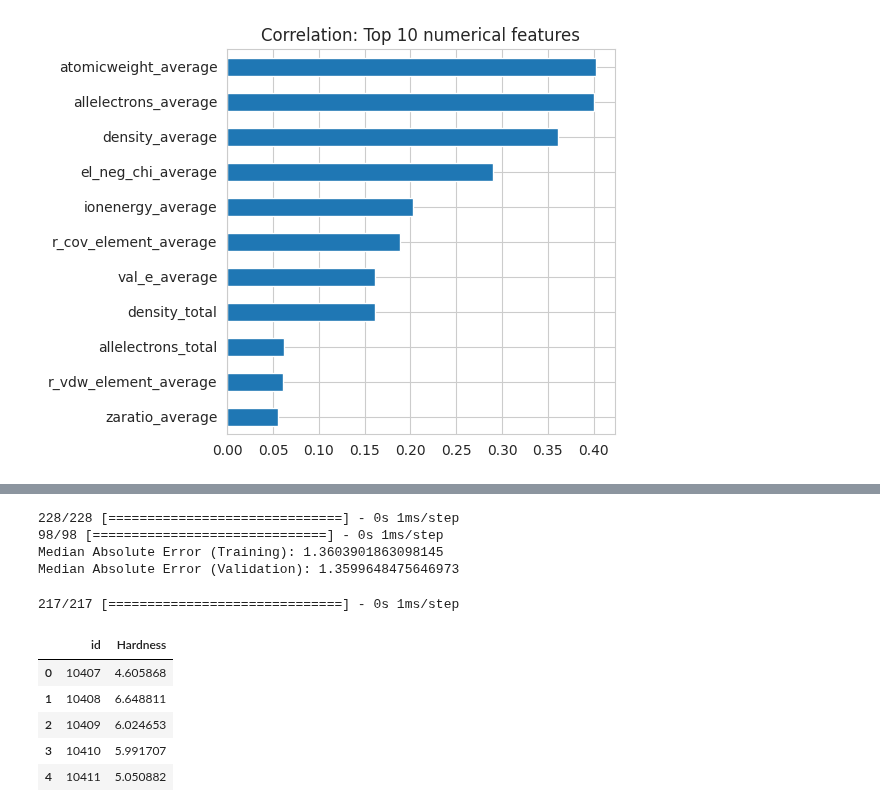
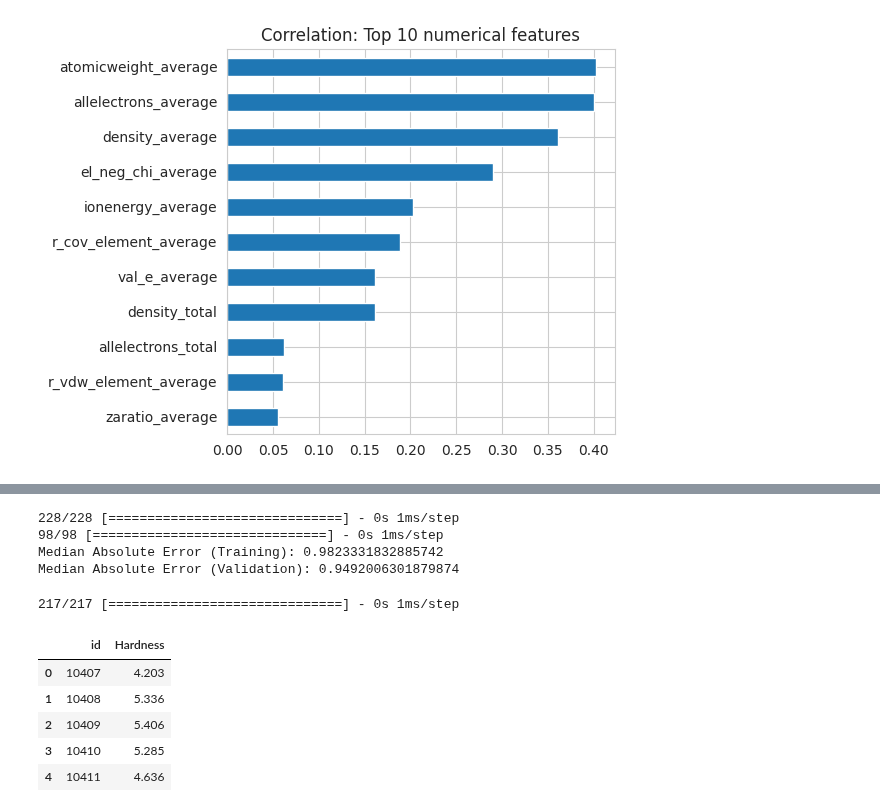
Before and after one commit to abhirup-ghosh/kaggle, a Jupyter notebook: mohs-hardness-fnn-predictor.ipynb, the cells around one changed output, grey strips where cells are left out. Saved outputs shown, nothing was run; the diff lists cells and outputs as text; code cells hidden in the pictures.

Commit message:
Kaggle Notebook | Mohs Hardness: FNN Predictor | Version 5

```diff
--- a/mohs-hardness-fnn-predictor.ipynb
+++ b/mohs-hardness-fnn-predictor.ipynb
@@ -145,6 +146,8 @@ model.add(Dense(1))
 
 # Custom Median Absolute Error metric
 def medae_keras(y_true, y_pred):
+    y_true = tf.math.expm1(y_true)
+    y_pred = tf.round(tf.math.expm1(y_pred))
     absolute_errors = tf.abs(y_true - y_pred)
     medae = tfp.stats.percentile(absolute_errors, 50.0, interpolation='linear')
     return medae
@@ -161,7 +164,7 @@ BATCH_SIZE = 32
 early_stopping = tf.keras.callbacks.EarlyStopping(
     monitor='val_medae_keras',
     verbose=1,
-    patience=20,
+    patience=30,
     mode='max',
     restore_best_weights=True)
 
@@ -213,28 +216,28 @@ y_train = np.expm1(y_train)
 y_val = np.expm1(y_val)
 
 # Evaluation
-print("Median Absolute Error (Training):", np.median(np.abs(y_train - y_fit)))
-print("Median Absolute Error (Validation):", np.median(np.abs(y_val - y_pred)))
+print("Median Absolute Error (Training):", median_absolute_error(y_train, y_fit))
+print("Median Absolute Error (Validation):", median_absolute_error(y_val, y_pred))
 # %% [output]
 228/228 [==============================] - 0s 1ms/step
 98/98 [==============================] - 0s 1ms/step
-Median Absolute Error (Training): 1.3603901863098145
-Median Absolute Error (Validation): 1.3599648475646973
+Median Absolute Error (Training): 0.9823331832885742
+Median Absolute Error (Validation): 0.9492006301879874
 # %%
 submissions = pd.read_csv('/kaggle/input/playground-series-s3e25/sample_submission.csv')
 
 y_submission = model.predict(X_test, batch_size=BATCH_SIZE)
 y_submission = np.expm1(y_submission)
-submissions['Hardness'] = y_submission
+submissions['Hardness'] = y_submission.round(3)
 
 submissions.to_csv('/kaggle/working/baseline.csv', index=False)
 
 submissions.head()
 # %% [output]
 217/217 [==============================] - 0s 1ms/step
 |  | id | Hardness |
-| 0 | 10407 | 4.605868 |
-| 1 | 10408 | 6.648811 |
-| 2 | 10409 | 6.024653 |
-| 3 | 10410 | 5.991707 |
-| 4 | 10411 | 5.050882 |
+| 0 | 10407 | 4.203 |
+| 1 | 10408 | 5.336 |
+| 2 | 10409 | 5.406 |
+| 3 | 10410 | 5.285 |
+| 4 | 10411 | 4.636 |
```
Also changed, not shown: parts of 3 cells of this notebook.
